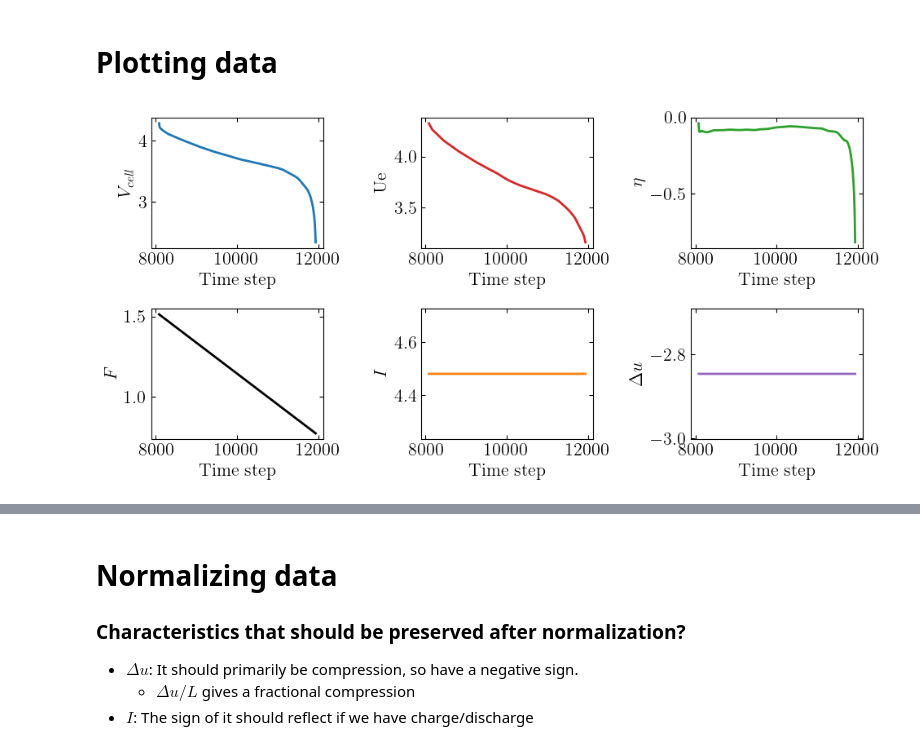
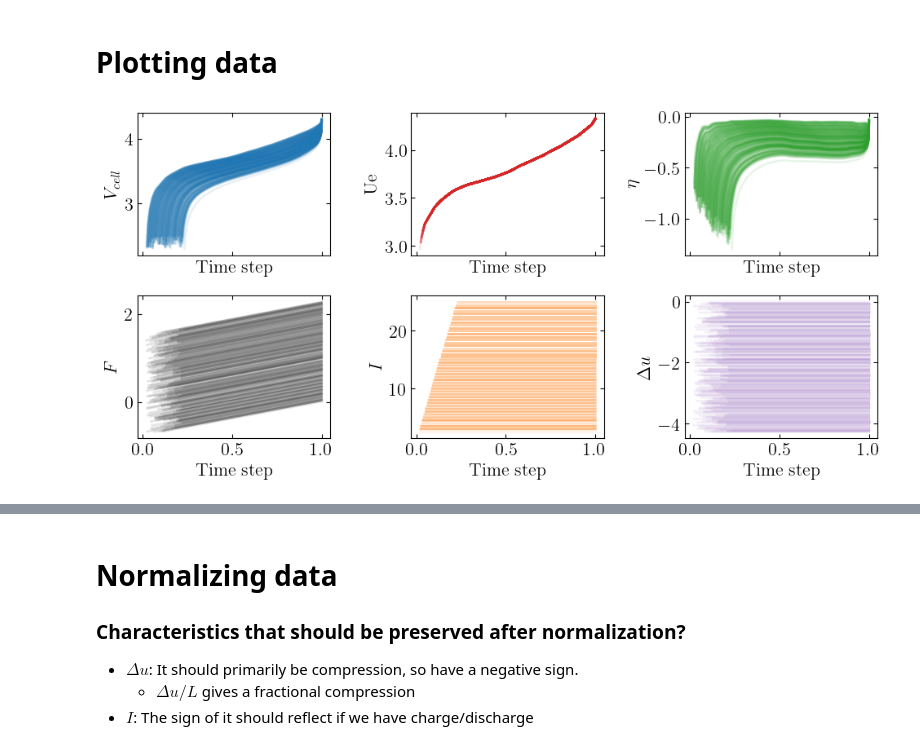
Before and after one commit to j-haralds/MSc_thesis, a Jupyter notebook: program/5_Multi/JH_1_pulse.ipynb, the cells around one changed output, grey strips where cells are left out. Drawn from its saved outputs; the diff is of its cells as text; code cells hidden in the pictures.

```diff
--- a/program/5_Multi/JH_1_pulse.ipynb
+++ b/program/5_Multi/JH_1_pulse.ipynb
@@ -340,31 +347,31 @@ MSE: 9.185406e-07
 # Plotting data
 # %%
 
-plot_idx = data['trajectory'] == 3
-f, ax = plt.subplots(2, 3, figsize=(10, 5))
-ax[0,0].plot(data['V'][plot_idx], '-', color = colors[0], lw = 2)
-ax[0,0].set_xlabel('Time step')
-ax[0,0].set_ylabel('$V_{cell}$')
-ax[0,1].plot(data['Ue'][plot_idx], '-', color = colors[1], lw = 2)
-ax[0,1].set_xlabel('Time step')
-ax[0,1].set_ylabel('Ue')
-ax[0,2].plot(data['eta'][plot_idx], '-', color = colors[2], lw = 2)
-ax[0,2].set_xlabel('Time step')
-ax[0,2].set_ylabel(r'$\eta$')
-ax[1,0].plot(data['F'][plot_idx], lw = 2,color = colors[3])
-ax[1,0].set_xlabel('Time step')
-ax[1,0].set_ylabel(r'$F$')
-ax[1,1].plot(data['I'][plot_idx], lw = 2,color = colors[4])
-ax[1,1].set_xlabel('Time step')
-ax[1,1].set_ylabel(r'$I$')
-ax[1,2].plot(data['u'][plot_idx], lw = 2,color = colors[5])
-ax[1,2].set_xlabel('Time step')
-ax[1,2].set_ylabel(r'$\Delta u$')
+
+f, ax = plt.subplots(2, 3, figsize=(10, 5),sharex=True)
+for plot_idx in range(data['trajectory'].nunique()):
+    ax[0,0].plot(data['soc'][data['trajectory'] == plot_idx],data['V'][data['trajectory'] == plot_idx], '-', color = colors[0], lw = 2,alpha = 0.1)
+    ax[0,0].set_xlabel('Time step')
+    ax[0,0].set_ylabel('$V_{cell}$')
+    ax[0,1].plot(data['soc'][data['trajectory'] == plot_idx],data['Ue'][data['trajectory'] == plot_idx], '-', color = colors[1], lw = 2,alpha = 0.1)
+    ax[0,1].set_xlabel('Time step')
+    ax[0,1].set_ylabel('Ue')
+    ax[0,2].plot(data['soc'][data['trajectory'] == plot_idx],data['eta'][data['trajectory'] == plot_idx], '-', color = colors[2], lw = 2,alpha = 0.1)
+    ax[0,2].set_xlabel('Time step')
+    ax[0,2].set_ylabel(r'$\eta$')
+    ax[1,0].plot(data['soc'][data['trajectory'] == plot_idx],data['F'][data['trajectory'] == plot_idx], lw = 2,color = colors[3],alpha = 0.1)
+    ax[1,0].set_xlabel('Time step')
+    ax[1,0].set_ylabel(r'$F$')
+    ax[1,1].plot(data['soc'][data['trajectory'] == plot_idx],data['I'][data['trajectory'] == plot_idx], lw = 2,color = colors[4],alpha = 0.1)
+    ax[1,1].set_xlabel('Time step')
+    ax[1,1].set_ylabel(r'$I$')
+    ax[1,2].plot(data['soc'][data['trajectory'] == plot_idx],data['u'][data['trajectory'] == plot_idx], lw = 2,color = colors[5],alpha = 0.1)
+    ax[1,2].set_xlabel('Time step')
+    ax[1,2].set_ylabel(r'$\Delta u$')
 
 plt.tight_layout()
-plt.show()
 # %% [output]
-[figure, old version]
+[figure, new version]
 # %%
 plot_idx = data_pulse['trajectory'] == 3
 f, ax = plt.subplots(2, 3, figsize=(10, 5))
```
Also changed, not shown: parts of 15 cells of this notebook, 2 other files.
